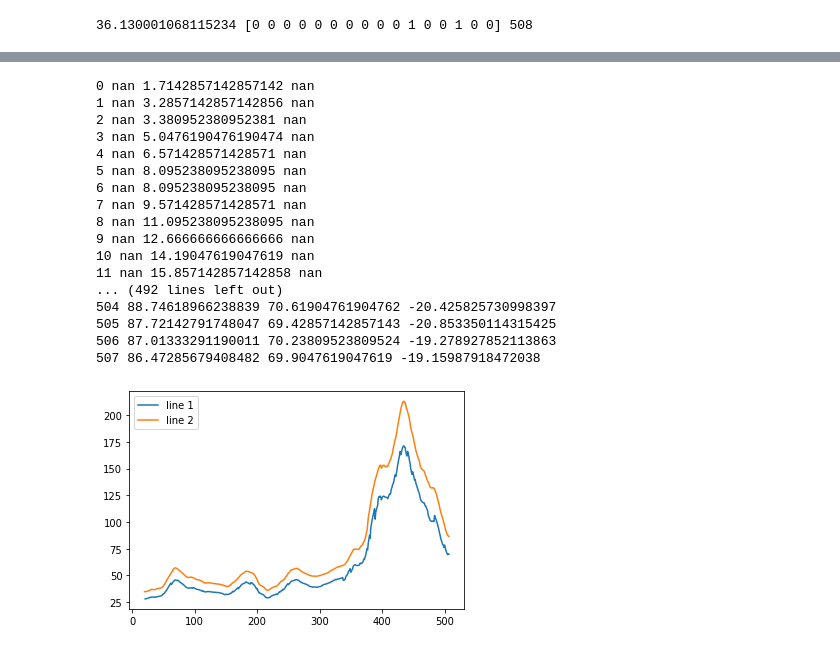
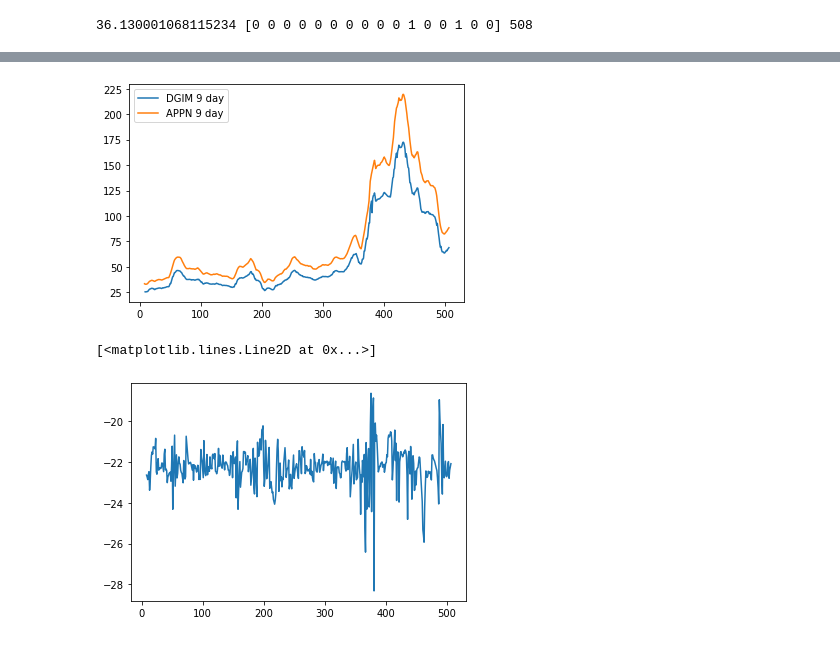
Before and after one commit to bhiln/stock-market-trends, a Jupyter notebook: APPN-DGIM.ipynb, the cells around one changed output, grey strips where cells are left out. Drawn from its saved outputs; the diff is of its cells as text; code cells hidden in the pictures.

Commit message:
Add: plot DGIM error

```diff
--- a/APPN-DGIM.ipynb
+++ b/APPN-DGIM.ipynb
@@ -165,26 +79,0 @@ plt.show()
-# %%
-dgim_21day = DGIMMovingAverage(21,False)
-plt.clf()
-plt.plot(range(len(dgim_21day.mov_avg)), dgim_21day.mov_avg, label = "line 1")
-plt.plot(range(len(dgim_21day.mov_avg)), appn_21day_list, label = "line 2")
-plt.legend()
-plt.show()
-# %% [output]
-0 nan 1.7142857142857142 nan
-1 nan 3.2857142857142856 nan
-2 nan 3.380952380952381 nan
-3 nan 5.0476190476190474 nan
-4 nan 6.571428571428571 nan
-5 nan 8.095238095238095 nan
-6 nan 8.095238095238095 nan
-7 nan 9.571428571428571 nan
-8 nan 11.095238095238095 nan
-9 nan 12.666666666666666 nan
-10 nan 14.19047619047619 nan
-11 nan 15.857142857142858 nan
-... (492 lines left out)
-504 88.74618966238839 70.61904761904762 -20.425825730998397
-505 87.72142791748047 69.42857142857143 -20.853350114315425
-506 87.01333291190011 70.23809523809524 -19.278927852113863
-507 86.47285679408482 69.9047619047619 -19.15987918472038
-[figure, removed]
@@ -190,0 +129,43 @@ plt.show()
+# %%
+class DGIMMovingAverage:
+
+    streams = []
+    mov_avg = []
+    error = []
+
+    def __init__(self, window_size, ground_truth=None, quiet=True):
+        for i in range(bit_depth):
+            tmp = []
+            for w in range(window_size):
+                tmp.append(0)
+            self.streams.append(tmp)
+
+        for d in range(len(appn_list_bin)):
+            day = appn_list_bin[d]
+            counts = []
+            for i in range(len(day)):
+                self.streams[i].insert(0,day[i])
+                self.streams[i] = self.streams[i][0:window_size]
+                tmp = DGIM(5,self.streams[i])
+                counts.insert(0,tmp.value)
+            total = 0
+            for i in range(len(counts)):
+                total += counts[i]*pow(2,i)
+            if not quiet:
+                print(d, ground_truth[d], total/window_size, 100*(total/window_size-ground_truth[d])/ground_truth[d])
+            self.mov_avg.append(total/window_size if d >= window_size else None)
+            self.error.append(100*(total/window_size-ground_truth[d])/ground_truth[d])
+# %%
+dgim_9day = DGIMMovingAverage(9, ground_truth=appn_9day_list)
+plt.clf()
+plt.plot(range(len(dgim_9day.mov_avg)), dgim_9day.mov_avg, label = "DGIM 9 day")
+plt.plot(range(len(dgim_9day.mov_avg)), appn_9day_list, label = "APPN 9 day")
+plt.legend()
+plt.show()
+
+plt.clf()
+plt.plot(range(len(dgim_9day.error)), dgim_9day.error, label = "DGIM 9day error")
+# %% [output]
+[figure, added]
+[<matplotlib.lines.Line2D at 0x...>]
+[figure, added]
```
Also changed, not shown: parts of 5 cells of this notebook.
